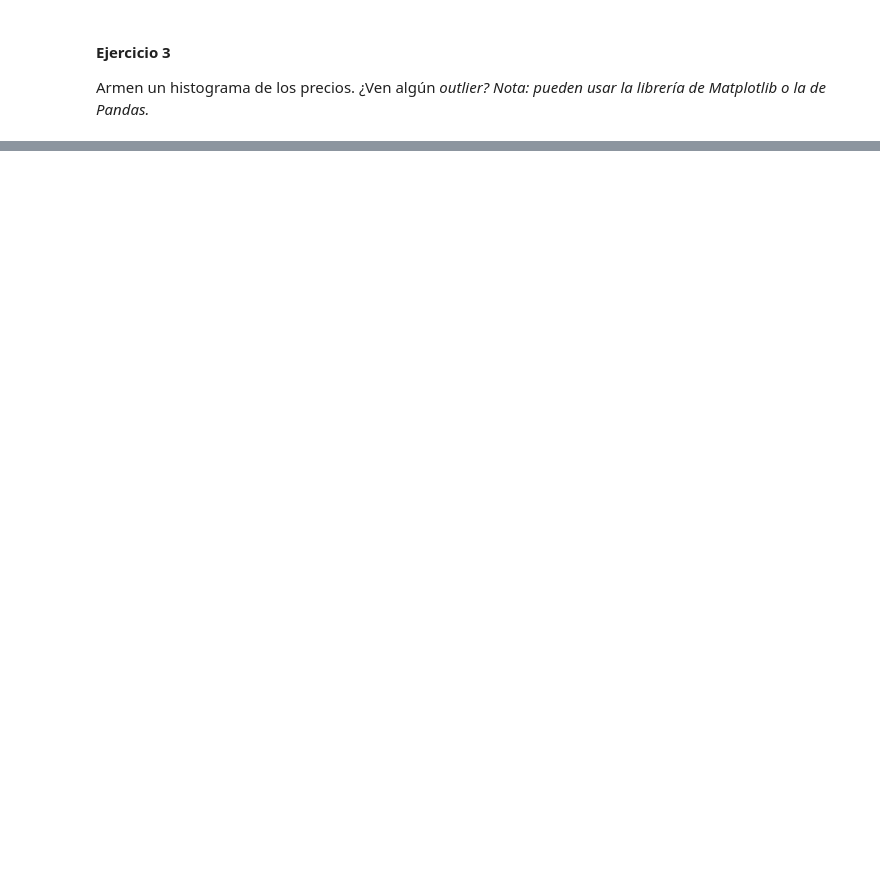
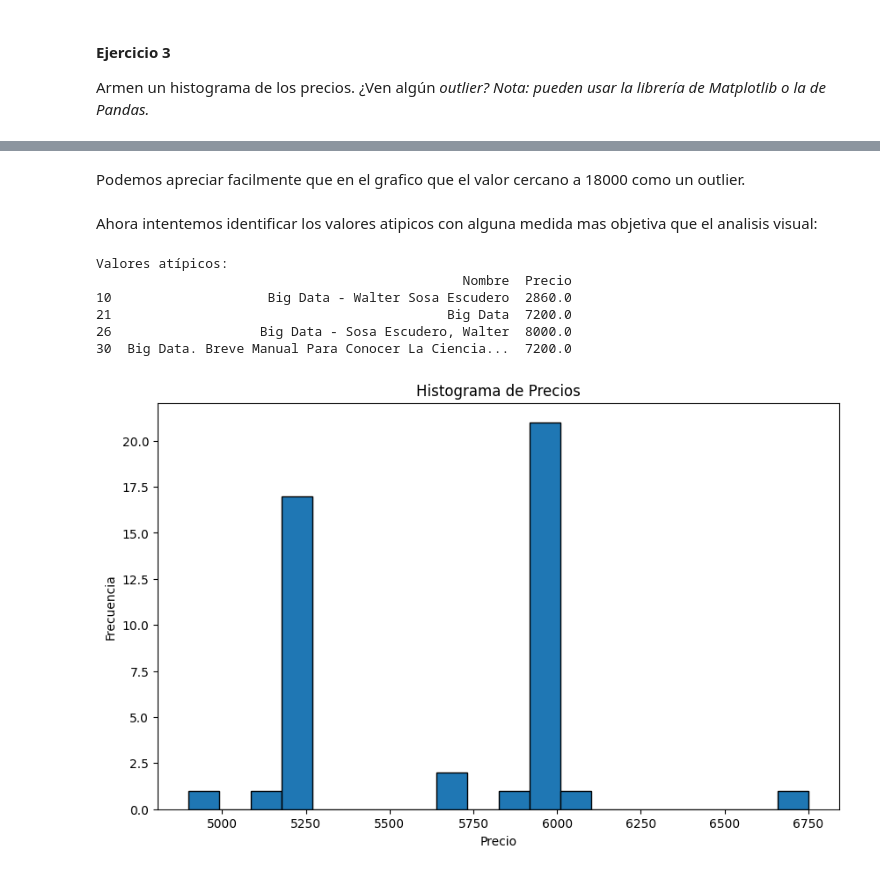
Before and after one commit to JuanDBarnes/BigData, a Jupyter notebook: TP1/TP1 - Parte 2__Barnes_Legaspe_Martin.ipynb, the cells around one changed output, grey strips where cells are left out. Saved outputs shown, nothing was run; the diff lists cells and outputs as text; code cells hidden in the pictures; blank space fills up the shorter version.

```diff
--- a/TP1/TP1 - Parte 2__Barnes_Legaspe_Martin.ipynb
+++ b/TP1/TP1 - Parte 2__Barnes_Legaspe_Martin.ipynb
@@ -214,0 +194,39 @@ Index: []
+# %% [markdown]
+Podemos apreciar facilmente que en el grafico que el valor cercano a 18000 como un outlier.
+# %% [markdown]
+Ahora intentemos identificar los valores atipicos con alguna medida mas objetiva que el analisis visual:
+# %%
+# Detectar y mostrar valores atípicos (Outliers)
+Q1 = productos_df['Precio'].quantile(0.25)
+Q3 = productos_df['Precio'].quantile(0.75)
+IQR = Q3 - Q1
+lower_bound = Q1 - 1.5 * IQR
+upper_bound = Q3 + 1.5 * IQR
+
+outliers = productos_df[(productos_df['Precio'] < lower_bound) | (productos_df['Precio'] > upper_bound)]
+print('Valores atípicos:')
+print(outliers)
+
+# Hacemos el droop de los valores atípicos
+productos_df = productos_df.drop(outliers.index)
+
+# Volvemos a graficar el histograma
+# Crear el histograma
+plt.figure(figsize=(10, 6))
+plt.hist(productos_df['Precio'], bins=20, edgecolor='k')  # Ajusta el número de bins según tus necesidades
+
+# Agregar etiquetas y título al gráfico
+plt.xlabel('Precio')
+plt.ylabel('Frecuencia')
+plt.title('Histograma de Precios')
+
+# Mostrar el histograma
+plt.show()
+# %% [output]
+Valores atípicos:
+                                               Nombre  Precio
+10                    Big Data - Walter Sosa Escudero  2860.0
+21                                           Big Data  7200.0
+26                   Big Data - Sosa Escudero, Walter  8000.0
+30  Big Data. Breve Manual Para Conocer La Ciencia...  7200.0
+[figure, added]
```
Also changed, not shown: parts of 14 cells of this notebook.
